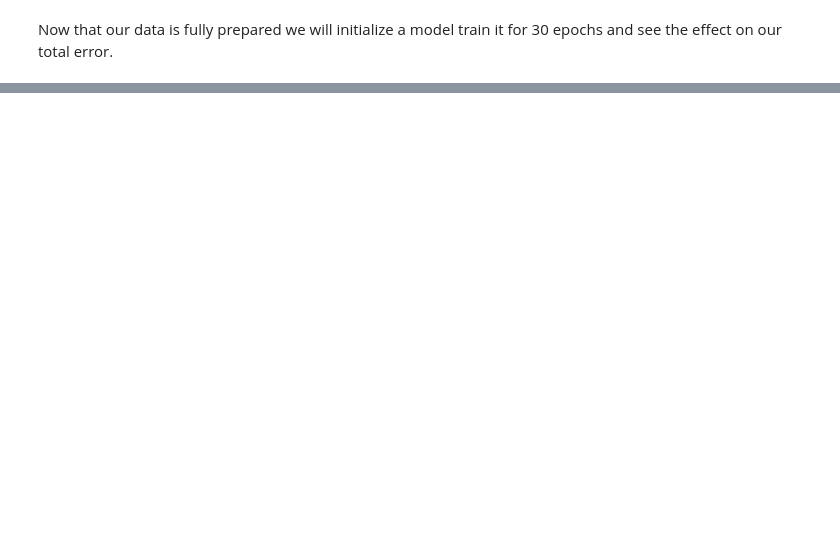
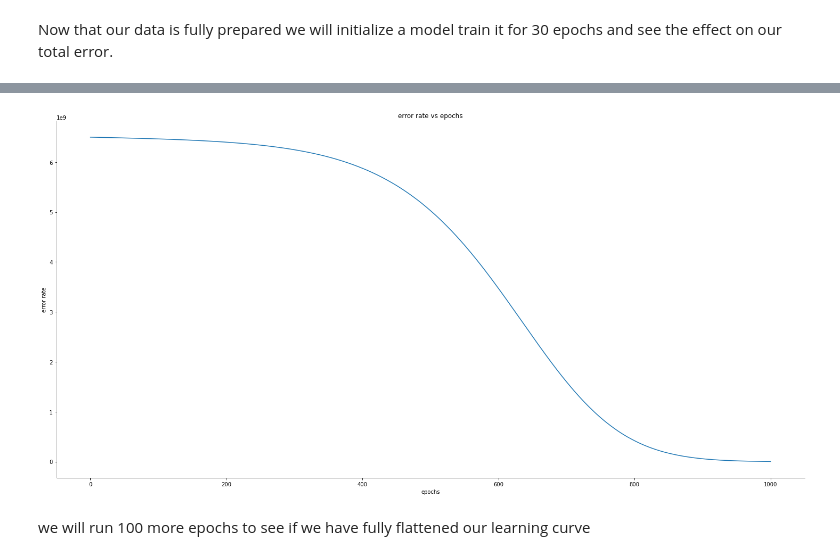
Before and after one commit to jacoblgoodman/Neural_net, a Jupyter notebook: notebook/predicting baseplayers salary.ipynb, the cells around one changed output, grey strips where cells are left out. Cells and saved outputs as stored; diff of their text form; code cells hidden in the pictures; blank space fills up the shorter version.

Commit message:
predicting base ball players salary

```diff
--- a/notebook/predicting baseplayers salary.ipynb
+++ b/notebook/predicting baseplayers salary.ipynb
@@ -108,7 +108,7 @@ categorical:
 # %%
 formula ="Salary ~ -1"
 for num in df.select_dtypes(exclude=['object']):
-    formula += f' + center({num})'
+    formula += f' + scale({num})'
 for ob in df.select_dtypes(include=['object']):
     formula += f' + C({ob})'
 
@@ -174,11 +177,12 @@ print(X_train[:5])
 Now that our data is fully prepared we will initialize a model train it for 30 epochs and see the effect on our total error.
 # %%
 #initilizing model
-model = NeuralNetwork(21,15,1, activation='relu')
+model = NeuralNetwork(21,15,1, activation='relu',alpha=.1e-06)
 
 #getting error baseline
 
 errors =  [model.predict(X_train,y_train)]
 epochs = 0
+
 errors
 # %% [output]
@@ -229,2 +189,0 @@ array([[ 1.00000000e+00,  0.00000000e+00,  0.00000000e+00,
-# %%
-model.train(X_train[-5:],y_train[-5:])
@@ -232,0 +190,9 @@ KeyboardInterrupt:
+# %%
+for x in range(1000):
+
+    model.train(X_train,y_train,batchsize=10)
+    errors.append(
+                model.predict(X_train,y_train)
+                )
+    epochs += 1
+    X_train, y_train = shuffle(X_train, y_train)
@@ -232,0 +217,15 @@ KeyboardInterrupt:
+# %%
+sns.relplot(
+            x=list(range(epochs+1)),
+            y=[y[0] for y in errors],
+            kind="line",
+            height=10, aspect=2
+).set(title="error rate vs epochs",
+      ylabel="error rate",
+      xlabel="epochs"
+
+      );
+# %% [output]
+[figure, added]
+# %% [markdown]
+we will run 100 more epochs to see if we have fully flattened our learning curve
```
Also changed, not shown: parts of 12 cells of this notebook.
